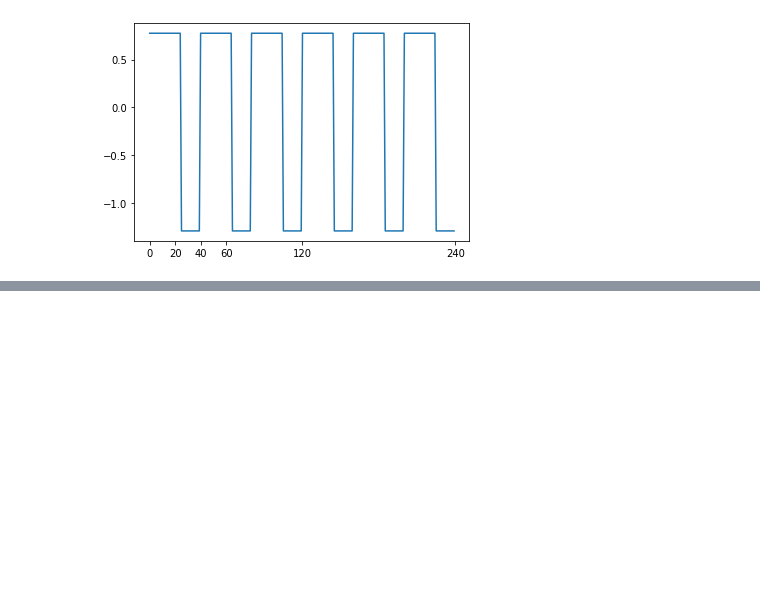
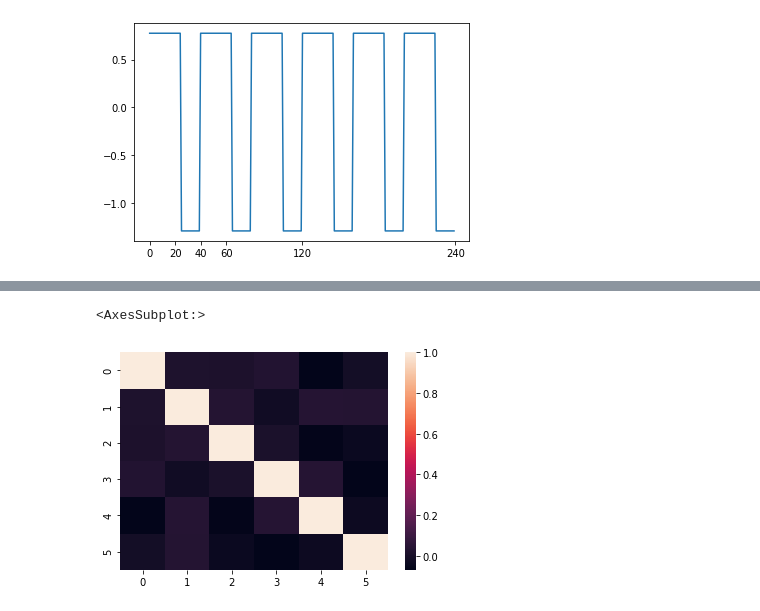
Before and after one commit to YourTeacher23/MAST30034-Assignment1, a Jupyter notebook: Q1.ipynb, the cells around one changed output, grey strips where cells are left out. Cells and saved outputs as stored; diff of their text form; code cells hidden in the pictures; blank space fills up the shorter version.

```diff
--- a/Q1.ipynb
+++ b/Q1.ipynb
@@ -60,0 +117,16 @@ for tc in TC:
+# %%
+from random import gauss
+import math
+
+temp_noise = np.array([gauss(0.0, math.sqrt(0.25)) for i in range(1440)])
+temp_noise = temp_noise.reshape((240,6))
+
+spatial_noise = np.array([gauss(0.0, math.sqrt(0.015)) for i in range(2646)])
+spatial_noise = spatial_noise.reshape((6,441))
+# %%
+snoise_df = pd.DataFrame(spatial_noise)
+snoise_df = snoise_df.T
+sns.heatmap(snoise_df.corr())
+# %% [output]
+<AxesSubplot:>
+[figure, added]
```
Also changed, not shown: parts of 15 cells of this notebook.
